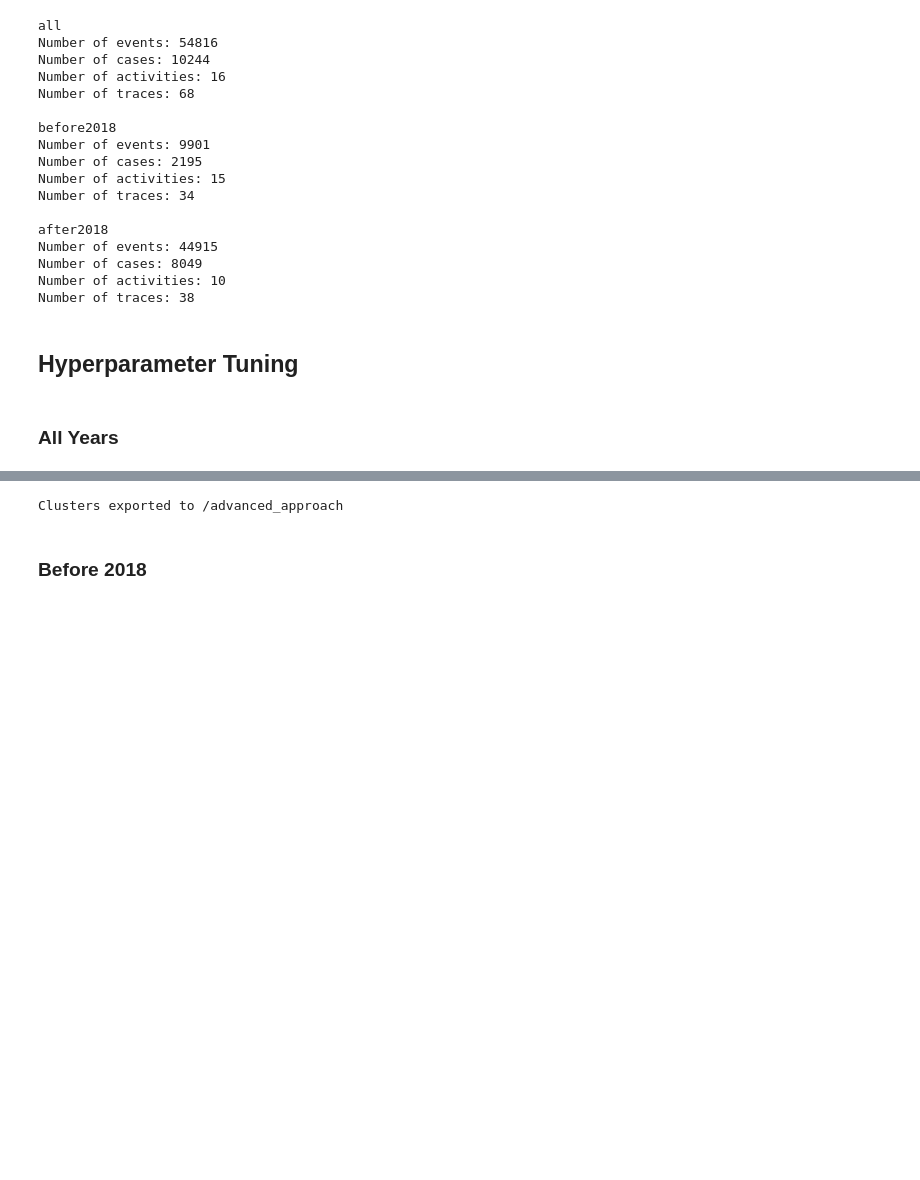
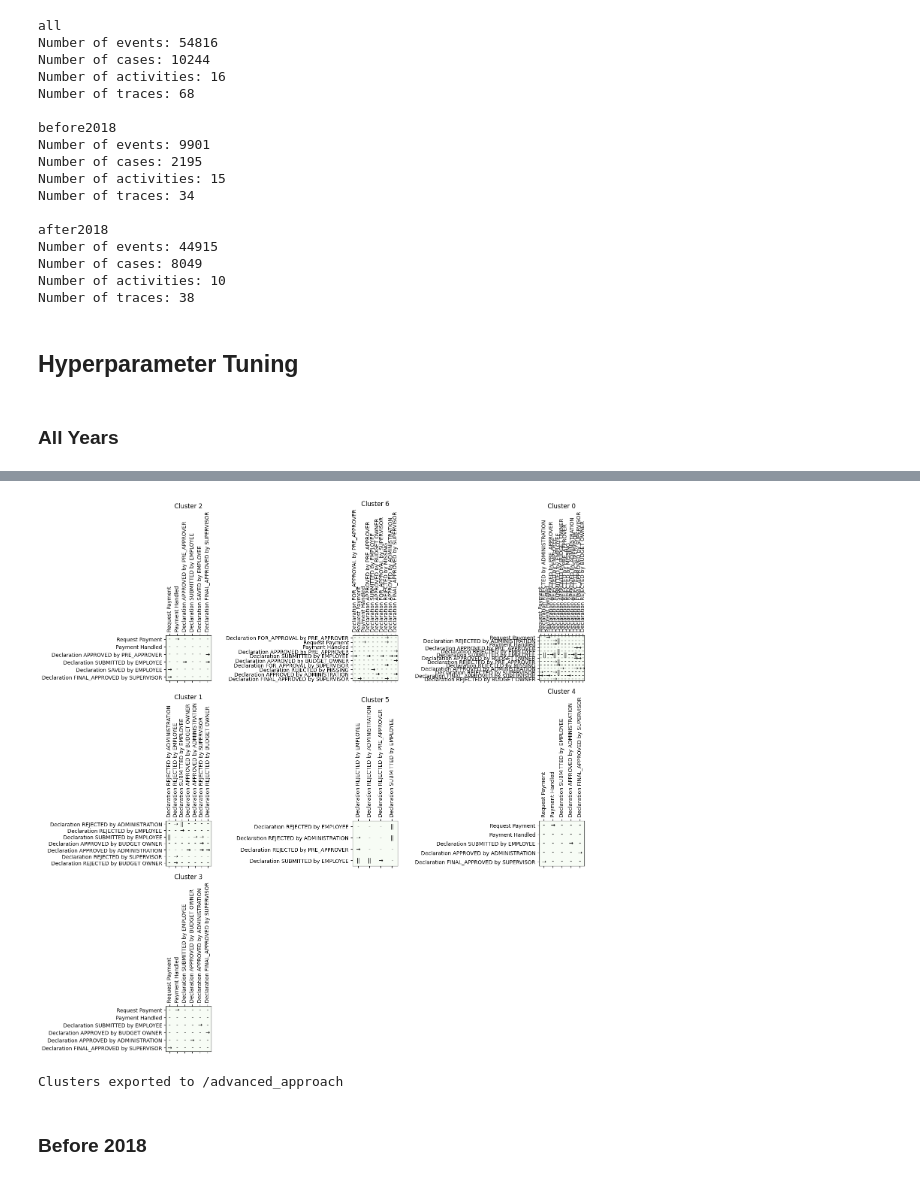
Before and after one commit to collinleiber/LMU_Master_Practical_SoSe24, a Jupyter notebook: practical/ProcessMining/group1/task5/2_tuning-advanced-approach.ipynb, the cells around one changed output, grey strips where cells are left out. Drawn from its saved outputs; the diff is of its cells as text; code cells hidden in the pictures; blank space fills up the shorter version.

```diff
--- a/practical/ProcessMining/group1/task5/2_tuning-advanced-approach.ipynb
+++ b/practical/ProcessMining/group1/task5/2_tuning-advanced-approach.ipynb
@@ -238,6 +239,42 @@ def plot_dimension_reduction(X, clusters):
     plt.figlegend(handles, labels, loc='lower center', ncol=5, labelspacing=0., fontsize=legend_fontsize, bbox_to_anchor=(0.5, -0.1))
 
     plt.show()
+
+def footprint_matrix(clustered_logs):
+    num_logs = len(clustered_logs)
+    grid_size = int(np.ceil(np.sqrt(num_logs)))
+
+    fig, axs = plt.subplots(grid_size, grid_size, figsize=(15, 15))
+    axs = axs.flatten()
+
+    for i, (cluster_id, clog) in enumerate(clustered_logs.items()):
+        footprints = footprints_discovery.apply(clog, variant=footprints_discovery.Variants.ENTIRE_EVENT_LOG)
+        activities = list(footprints['activities'])
+        matrix = np.full((len(activities), len(activities)), "-", dtype=object)
+
+        for a, b in footprints['sequence']:
+            matrix[activities.index(a), activities.index(b)] = "→"
+        for a, b in footprints['parallel']:
+            matrix[activities.index(a), activities.index(b)] = "||"
+            matrix[activities.index(b), activities.index(a)] = "||"
+
+        ax = axs[i]
+        cax = ax.matshow(np.zeros(matrix.shape), cmap="Greens")
+
+        # add x and y labels to subplot
+        plt.sca(ax)
+        plt.xticks(range(len(activities)), activities, rotation=90)
+        plt.yticks(range(len(activities)), activities)
+
+        for (i, j), val in np.ndenumerate(matrix):
+            ax.text(j, i, val, ha='center', va='center')
+        ax.set_title(f"Cluster {cluster_id}")
+
+    for ax in axs[num_logs:]:  # Hide unused subplots
+        ax.axis('off')
+
+    plt.tight_layout()
+    plt.show()
 # %% [markdown]
 ### Hyperparameter Tuning
 # %%
@@ -575,3 +612,7 @@ plot_dimension_reduction(encoding_df.iloc[:, 1:], clusters)
+# %%
+footprint_matrix(clustered_logs)
+# %% [output]
+[figure, added]
 # %%
 # export sublogs
 export_sublogs_to_csv(clustered_logs, folder="advanced_approach")
```
Also changed, not shown: parts of 17 cells of this notebook.
